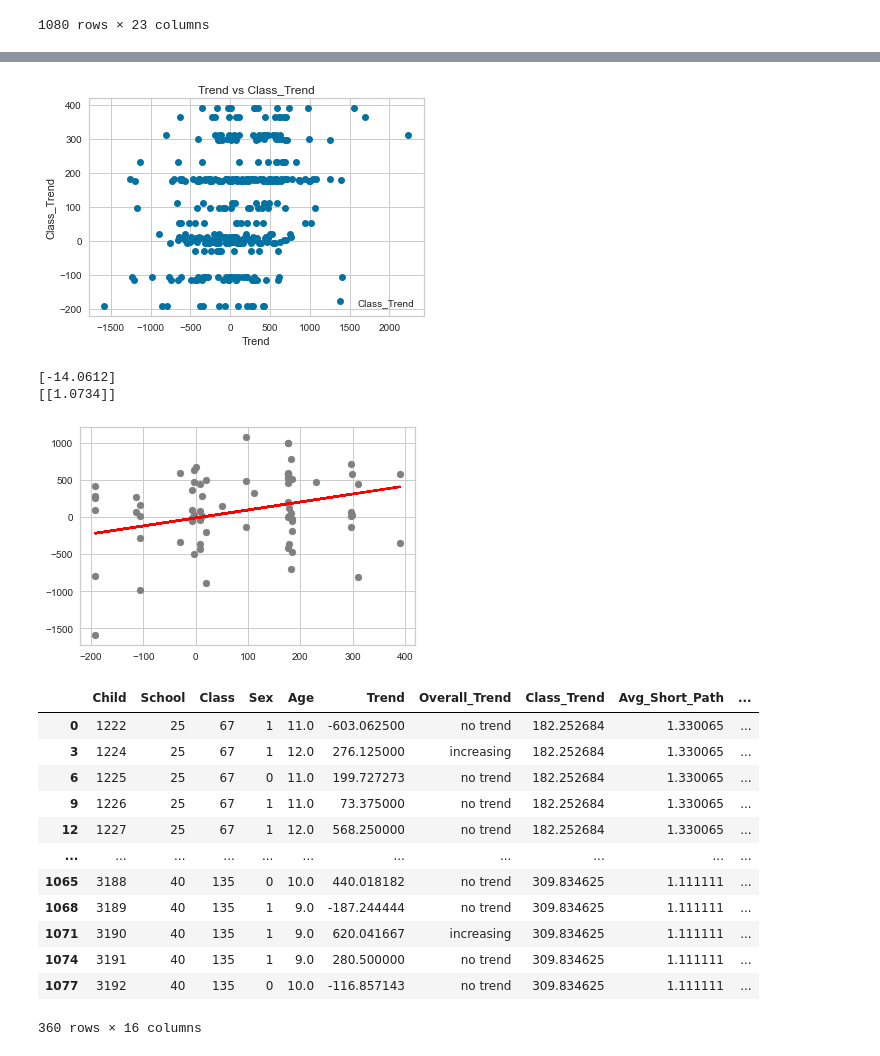
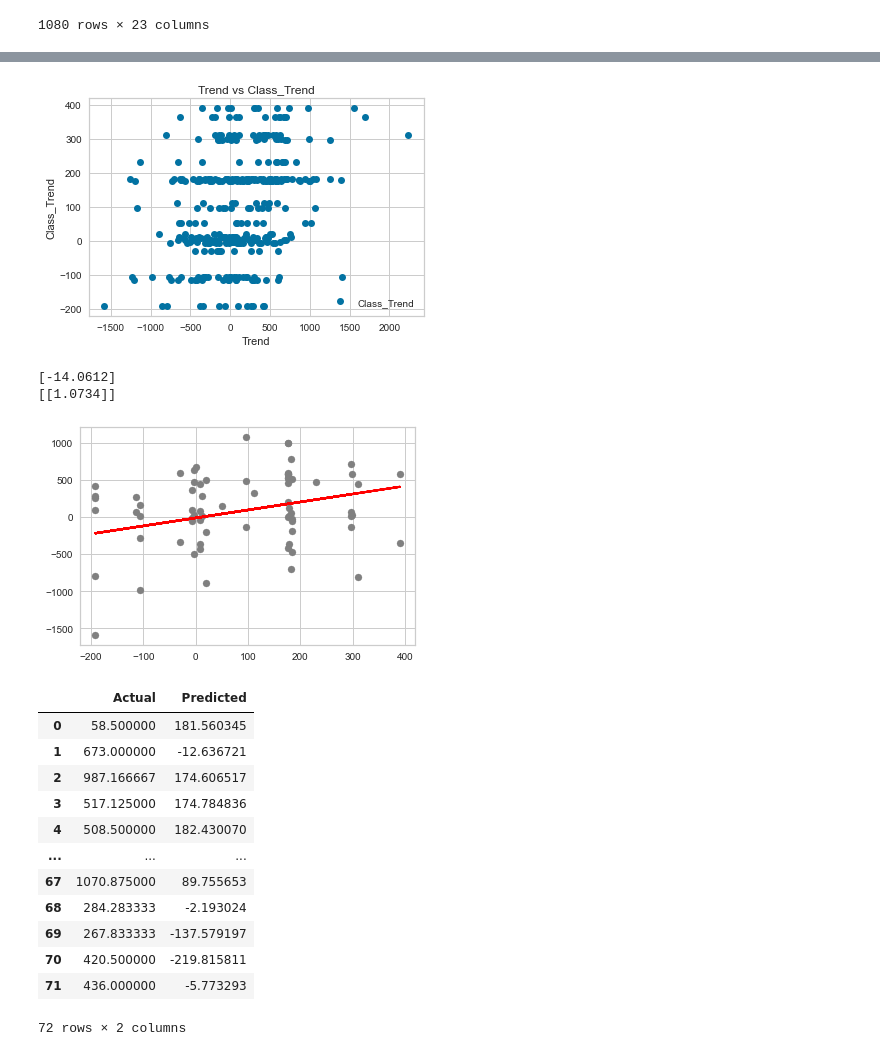
Before and after one commit to Shoarmin/baproject, a Jupyter notebook: code.ipynb, the cells around one changed output, grey strips where cells are left out. Drawn from its saved outputs; the diff is of its cells as text; code cells hidden in the pictures.

```diff
--- a/code.ipynb
+++ b/code.ipynb
@@ -424,14 +414,23 @@ questionnaire_123 = questionnaire_123[['Fill_animals_hond', 'Fill_animals_uitlat
 # %%
+#questionnaire
+questionnaire_1 = pd.read_csv("C:/Users/Armin/Documents/VU/thesis/original/02_MyMovez/4. Questionnaire data/W1_Main_questions.csv", sep= ';')
+questionnaire_2 = pd.read_csv("C:/Users/Armin/Documents/VU/thesis/original/02_MyMovez/4. Questionnaire data/W2_Main_questions.csv", sep= ';')
+questionnaire_3 = pd.read_csv("C:/Users/Armin/Documents/VU/thesis/original/02_MyMovez/4. Questionnaire data/W3_Main_questions.csv", sep= ';')
+questionnaire_123 = questionnaire_1.merge(questionnaire_2, on = 'Child')
+questionnaire_123 = questionnaire_123.merge(questionnaire_3, on = 'Child')
+questionnaire_123 = questionnaire_123[['PA_Barriers_Resource_place_1','Child']]
+
 temp = questionnaire_2.loc[:, questionnaire_2.columns.str.contains('facili')]
 temp['Child'] = ""
 temp = questionnaire_2[temp.columns]
 temp = temp.set_index('Child')
 
+# Give a 0 or 1 value for each facility wether it is or is not in the enviroment of the child
 for index, row in temp.iterrows():
     temp.loc[index,'Bos'] = row.str.contains('Bos').any()
     temp.loc[index,'Park'] = row.str.contains('Park').any()
     temp.loc[index,'Speelplein'] = row.str.contains('Speelplein').any()
-    temp.loc[index,'Speelpark'] = row.str.contains('Speelpark').any()
+    temp.loc[index,'Speeltuin'] = row.str.contains('Speeltuin').any()
     temp.loc[index,'Sportschool'] = row.str.contains('Sportschool').any()
     temp.loc[index,'Sportclub'] = row.str.contains('Sportclub').any()
     temp.loc[index,'Zwembad'] = row.str.contains('Zwembad').any()
@@ -441,6 +440,7 @@ for index, row in temp.iterrows():
     temp.loc[index,'Grasveld'] = row.str.contains('Grasveld').any()
 
 temp.drop(temp.columns[[0,1,2,3,4,5,6,7,8,9,10,11,12,13,14,15,16,17,18,19,20,21]],axis=1,inplace=True)
+temp = temp.astype(int)
 # %% [output]
 A value is trying to be set on a copy of a slice from a DataFrame.
 Try using .loc[row_indexer,col_indexer] = value instead
@@ -450,3 +451,9 @@ See the caveats in the documentation: https://pandas.pydata.org/pandas-docs/stab
 temp = temp.reset_index()
 full_table_13 = full_table_13.drop(columns=['Steps', 'Weekend_steps','MVPA','Weekend_MVPA','Week_steps','Week_MVPA','Wave'])
 full_table_13 = full_table_13[full_table_13.index % 3 == 0]
+full_table_13 = full_table_13.merge(temp)
+
+# merge with the barrier question
+temp = questionnaire_123
+full_table_13 = full_table_13.merge(temp)
+full_table_13['PA_Barriers_Resource_place_1'] = full_table_13['PA_Barriers_Resource_place_1'].fillna(method = 'ffill')
@@ -453,47 +552,45 @@ full_table_13 = full_table_13[full_table_13.index % 3 == 0]
 # %%
 # do linear regression on trend by using class trend as variable
-temp = full_table_13
 temp[['Trend','Class_Trend']]
 temp.plot(x='Trend', y='Class_Trend', style='o')
 plt.title('Trend vs Class_Trend')
 plt.xlabel('Trend')
 plt.ylabel('Class_Trend')
 plt.show()
 
 X = temp['Class_Trend'].values.reshape(-1,1)
 y = temp['Trend'].values.reshape(-1,1)
 
 X_train, X_test, y_train, y_test = train_test_split(X, y, test_size=0.2, random_state=0)
 
 regressor = LinearRegression()
 regressor.fit(X_train, y_train)
 
 print(regressor.intercept_)
 print(regressor.coef_)
 
 y_pred = regressor.predict(X_test)
 df = pd.DataFrame({'Actual': y_test.flatten(), 'Predicted': y_pred.flatten()})
 
 plt.scatter(X_test, y_test,  color='gray')
 plt.plot(X_test, y_pred, color='red', linewidth=2)
 plt.show()
 df
-full_table_13
 # %% [output]
 [figure]
 [-14.0612]
 [[1.0734]]
 [figure]
-|  | Child | School | Class | Sex | Age | Trend | Overall_Trend | Class_Trend | Avg_Short_Path | ... |
-| 0 | 1222 | 25 | 67 | 1 | 11.0 | -603.062500 | no trend | 182.252684 | 1.330065 | ... |
-| 3 | 1224 | 25 | 67 | 1 | 12.0 | 276.125000 | increasing | 182.252684 | 1.330065 | ... |
-| 6 | 1225 | 25 | 67 | 0 | 11.0 | 199.727273 | no trend | 182.252684 | 1.330065 | ... |
-| 9 | 1226 | 25 | 67 | 1 | 11.0 | 73.375000 | no trend | 182.252684 | 1.330065 | ... |
-| 12 | 1227 | 25 | 67 | 1 | 12.0 | 568.250000 | no trend | 182.252684 | 1.330065 | ... |
-| ... | ... | ... | ... | ... | ... | ... | ... | ... | ... | ... |
-| 1065 | 3188 | 40 | 135 | 0 | 10.0 | 440.018182 | no trend | 309.834625 | 1.111111 | ... |
-| 1068 | 3189 | 40 | 135 | 1 | 9.0 | -187.244444 | no trend | 309.834625 | 1.111111 | ... |
-| 1071 | 3190 | 40 | 135 | 1 | 9.0 | 620.041667 | increasing | 309.834625 | 1.111111 | ... |
-| 1074 | 3191 | 40 | 135 | 1 | 9.0 | 280.500000 | no trend | 309.834625 | 1.111111 | ... |
-| 1077 | 3192 | 40 | 135 | 0 | 10.0 | -116.857143 | no trend | 309.834625 | 1.111111 | ... |
+|  | Actual | Predicted |
+| 0 | 58.500000 | 181.560345 |
+| 1 | 673.000000 | -12.636721 |
+| 2 | 987.166667 | 174.606517 |
+| 3 | 517.125000 | 174.784836 |
+| 4 | 508.500000 | 182.430070 |
+| ... | ... | ... |
+| 67 | 1070.875000 | 89.755653 |
+| 68 | 284.283333 | -2.193024 |
+| 69 | 267.833333 | -137.579197 |
+| 70 | 420.500000 | -219.815811 |
+| 71 | 436.000000 | -5.773293 |
-360 rows × 16 columns
+72 rows × 2 columns
```
Also changed, not shown: parts of 11 cells of this notebook.
